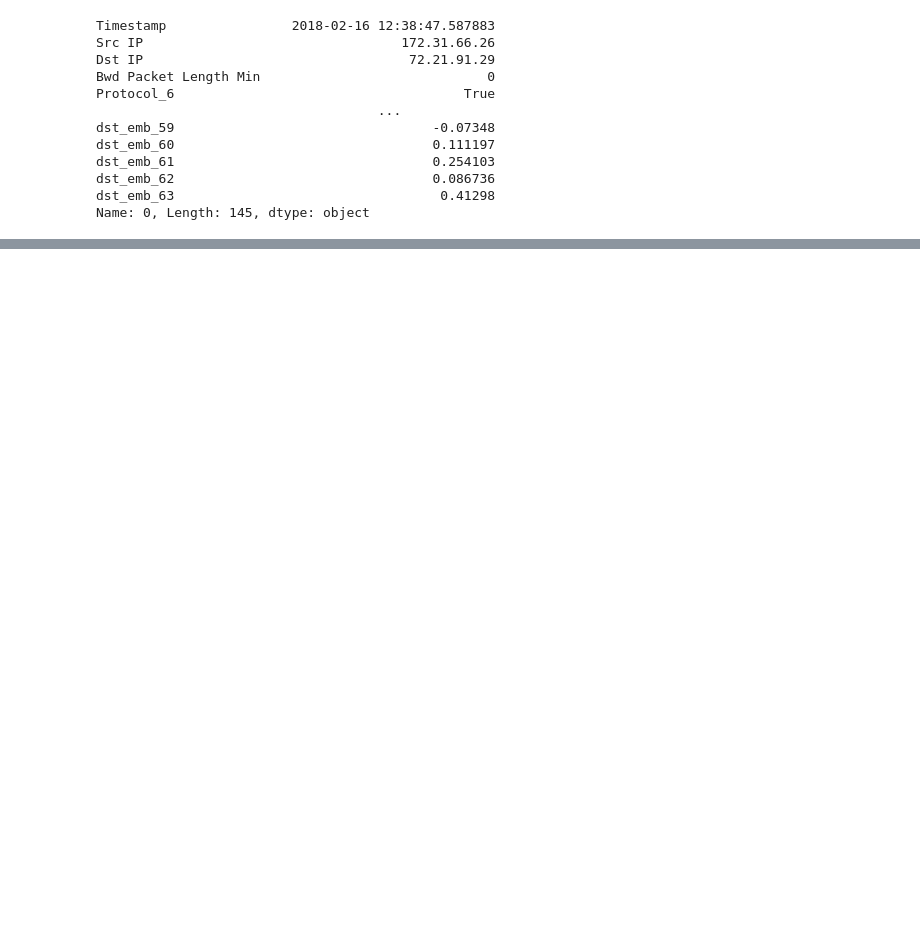
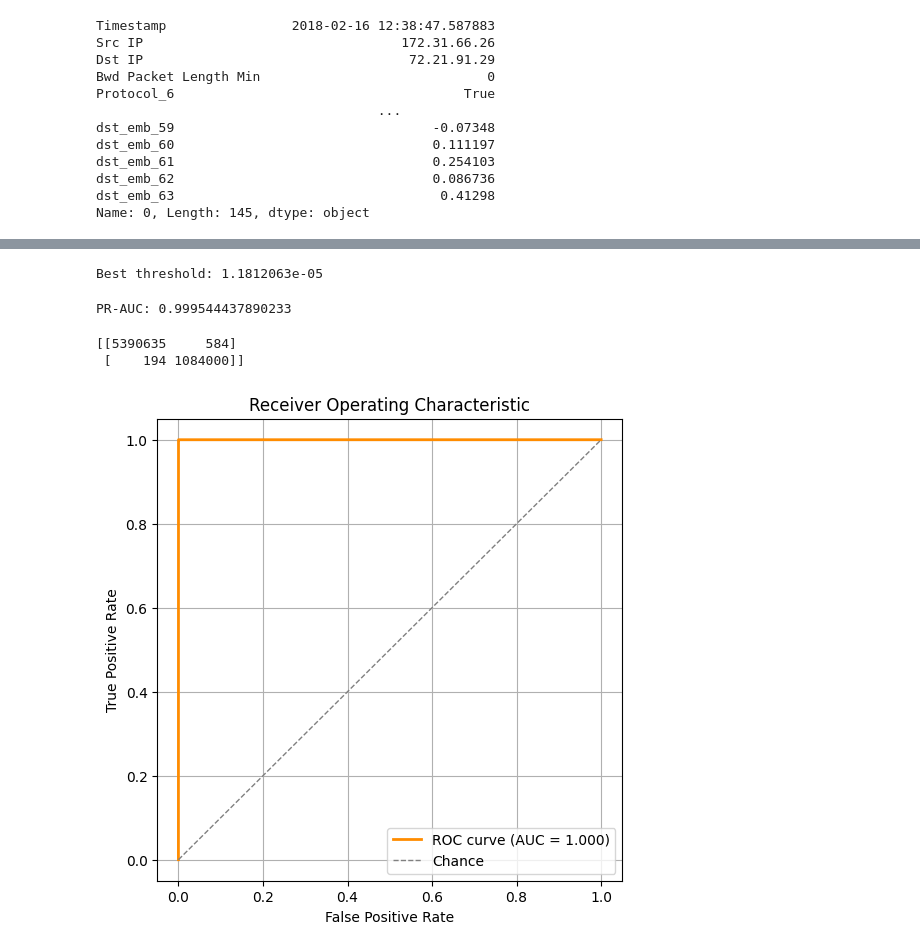
Before and after one commit to gligalexandru/gml-project, a Jupyter notebook: node2vec.ipynb, the cells around one changed output, grey strips where cells are left out. Cells and saved outputs as stored; diff of their text form; code cells hidden in the pictures; blank space fills up the shorter version.

Commit message:
Train XGBoost on edges augmented with node2vec embeddings

```diff
--- a/node2vec.ipynb
+++ b/node2vec.ipynb
@@ -207,0 +219,7 @@ y_train = train_with_emb['target']
+# %%
+# Now X_train includes edge features + src/dst embeddings
+X_train = train_with_emb.drop(columns=['target', 'Src IP', 'Dst IP', 'Timestamp'])
+y_train = train_with_emb['target']
+
+X_test = test_with_emb.drop(columns=['target', 'Src IP', 'Dst IP', 'Timestamp'])
+y_test = test_with_emb['target']
@@ -223,0 +347,50 @@ Name: 0, Length: 145, dtype: object
+# %%
+# Lower the classification threshold
+
+from sklearn.metrics import precision_recall_curve
+
+y_proba = model.predict_proba(X_test)[:, 1]
+prec, rec, thr = precision_recall_curve(y_test, y_proba)
+
+# pick threshold that maximizes F1
+import numpy as np
+f1 = 2*prec*rec/(prec+rec+1e-8)
+best_thr = thr[np.argmax(f1)]
+print("Best threshold:", best_thr)
+
+y_pred = (y_proba >= best_thr).astype(int)
+# %% [output]
+Best threshold: 1.1812063e-05
+# %%
+from sklearn.metrics import average_precision_score
+print("PR-AUC:", average_precision_score(y_test, y_proba))
+# %% [output]
+PR-AUC: 0.999544437890233
+# %%
+from sklearn.metrics import confusion_matrix
+
+cm = confusion_matrix(y_test, y_pred, labels=[0, 1])
+print(cm)
+# %% [output]
+[[5390635     584]
+ [    194 1084000]]
+# %%
+from sklearn.metrics import roc_curve, roc_auc_score
+
+fpr, tpr, thresholds = roc_curve(y_test, y_proba)
+roc_auc = roc_auc_score(y_test, y_proba)
+
+import matplotlib.pyplot as plt
+
+plt.figure(figsize=(6, 6))
+plt.plot(fpr, tpr, color='darkorange', lw=2,
+         label=f"ROC curve (AUC = {roc_auc:.3f})")
+plt.plot([0, 1], [0, 1], color='gray', lw=1, linestyle='--', label='Chance')
+plt.xlabel('False Positive Rate')
+plt.ylabel('True Positive Rate')
+plt.title('Receiver Operating Characteristic')
+plt.legend(loc='lower right')
+plt.grid(True)
+plt.show()
+# %% [output]
+[figure, added]
```
Also changed, not shown: parts of 13 cells of this notebook.
